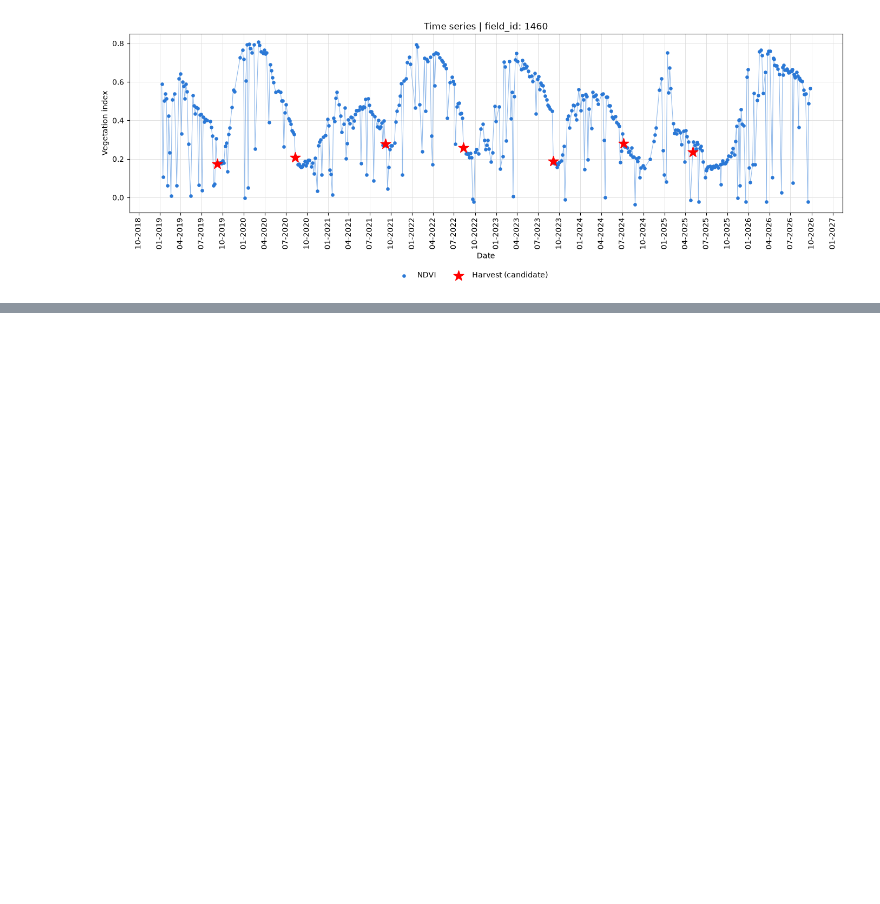
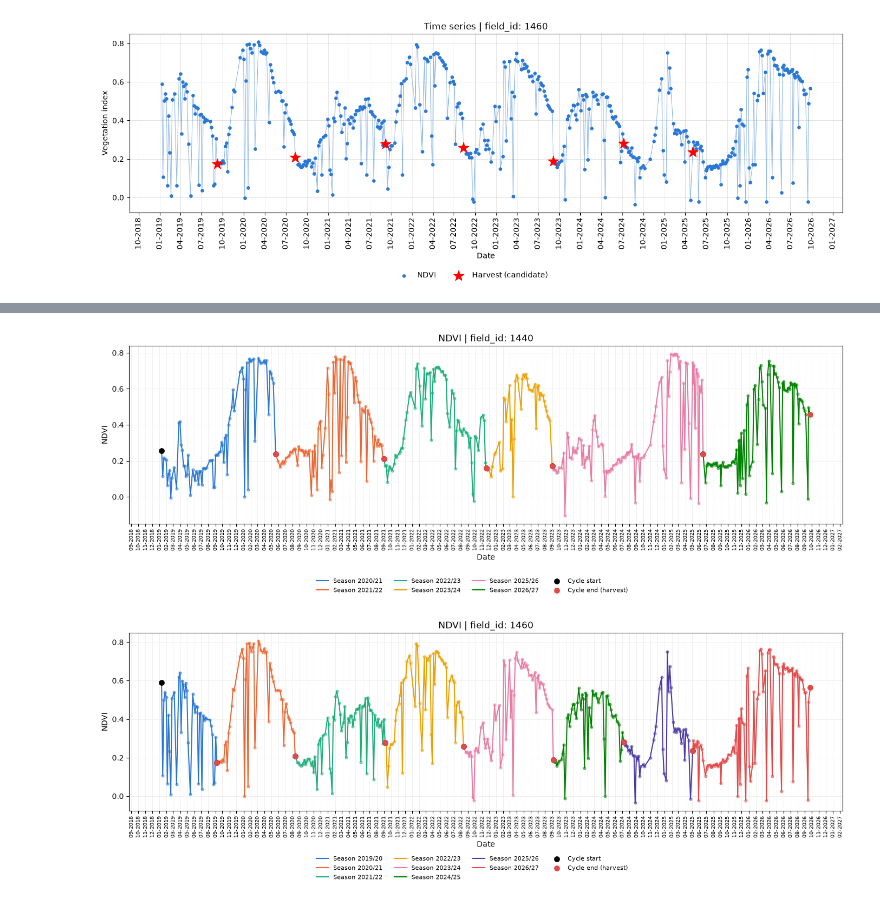
Before and after one commit to jfontenelli/cane_cycle, a Jupyter notebook: notebooks/vegetation_index.ipynb, the cells around one changed output, grey strips where cells are left out. Drawn from its saved outputs; the diff is of its cells as text; code cells hidden in the pictures; blank space fills up the shorter version.

```diff
--- a/notebooks/vegetation_index.ipynb
+++ b/notebooks/vegetation_index.ipynb
@@ -10,6 +10,8 @@ INDICES_TO_COMPUTE = ["NDVI", "EVI", "NDRE", "NDMI", "NDTI"]
 INDICES_TO_PLOT = ["NDVI"]  # 1 or 2 indices
 FIELDS_TO_PLOT = [1440, 1460]  # one figure per field
 NDVI_THRESHOLD = 0.30  # NDVI at or below this means no live canopy
+SEASON_START_MONTH = 4  # crop year opens here: 4 = sugarcane, 9 = grains
+SEASON_START_DAY = 1
 SHOW_HARVESTS = True  # mark harvest dates with a red asterisk
 SAVE_FIGURES = True
 # %%
@@ -61,7 +63,12 @@ df[INDICES_TO_COMPUTE].describe().round(3)
 | 75% | 0.576 | 0.446 | 0.424 | 0.203 | 0.238 |
 | max | 0.807 | 5.453 | 0.653 | 0.593 | 0.348 |
 # %%
-harvests = detect_harvests(df, ndvi_max=NDVI_THRESHOLD)
+harvests = detect_harvests(
+    df,
+    ndvi_max=NDVI_THRESHOLD,
+    start_month=SEASON_START_MONTH,
+    start_day=SEASON_START_DAY,
+)
 harvests.to_csv(HARVEST_FILE, index=False)
 harvests
 # %% [output]
@@ -79,7 +86,9 @@ harvests
 | 10 | 1460 | 2024/25 | 2024-07-07 | 0.281252 | 0.560592 |
 | 11 | 1460 | 2025/26 | 2025-05-03 | 0.236176 | 0.750324 |
 # %%
-seasons = build_seasons(df, harvests)
+seasons = build_seasons(
+    df, harvests, start_month=SEASON_START_MONTH, start_day=SEASON_START_DAY
+)
 seasons.to_csv(SEASONS_FILE, index=False)
 seasons
 # %% [output]
@@ -117,0 +135,12 @@ for field_id in FIELDS_TO_PLOT:
+# %%
+for field_id in FIELDS_TO_PLOT:
+    save_path = None
+    if SAVE_FIGURES:
+        save_path = FIGURES_DIR / f"seasons_{field_id}_{INDICES_TO_PLOT[0]}.png"
+    plot_seasons_timeseries(
+        df, INDICES_TO_PLOT[0], field_id, seasons, save_path=save_path
+    )
+    plt.show()
+# %% [output]
+[figure, added]
+[figure, added]
```
Also changed, not shown: parts of 2 cells of this notebook, 4 other files.
